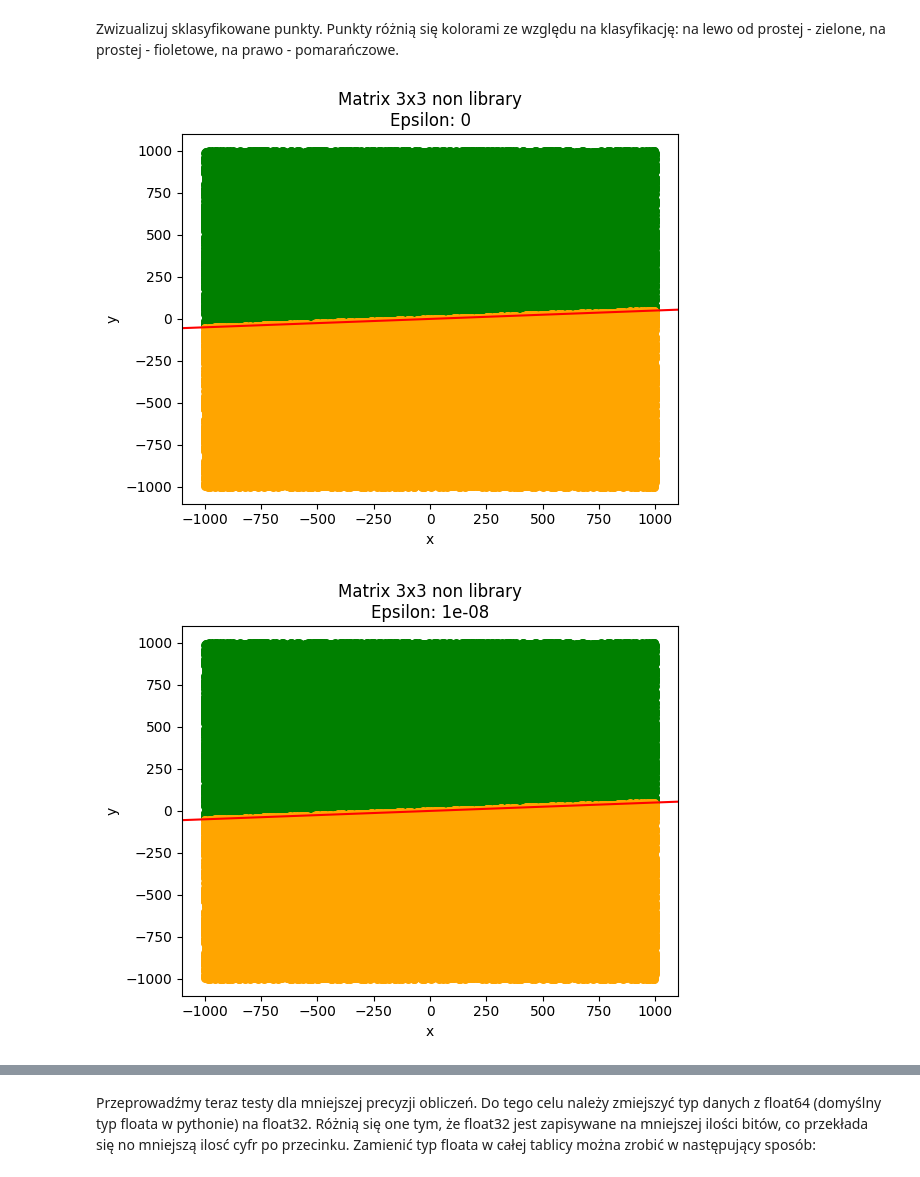
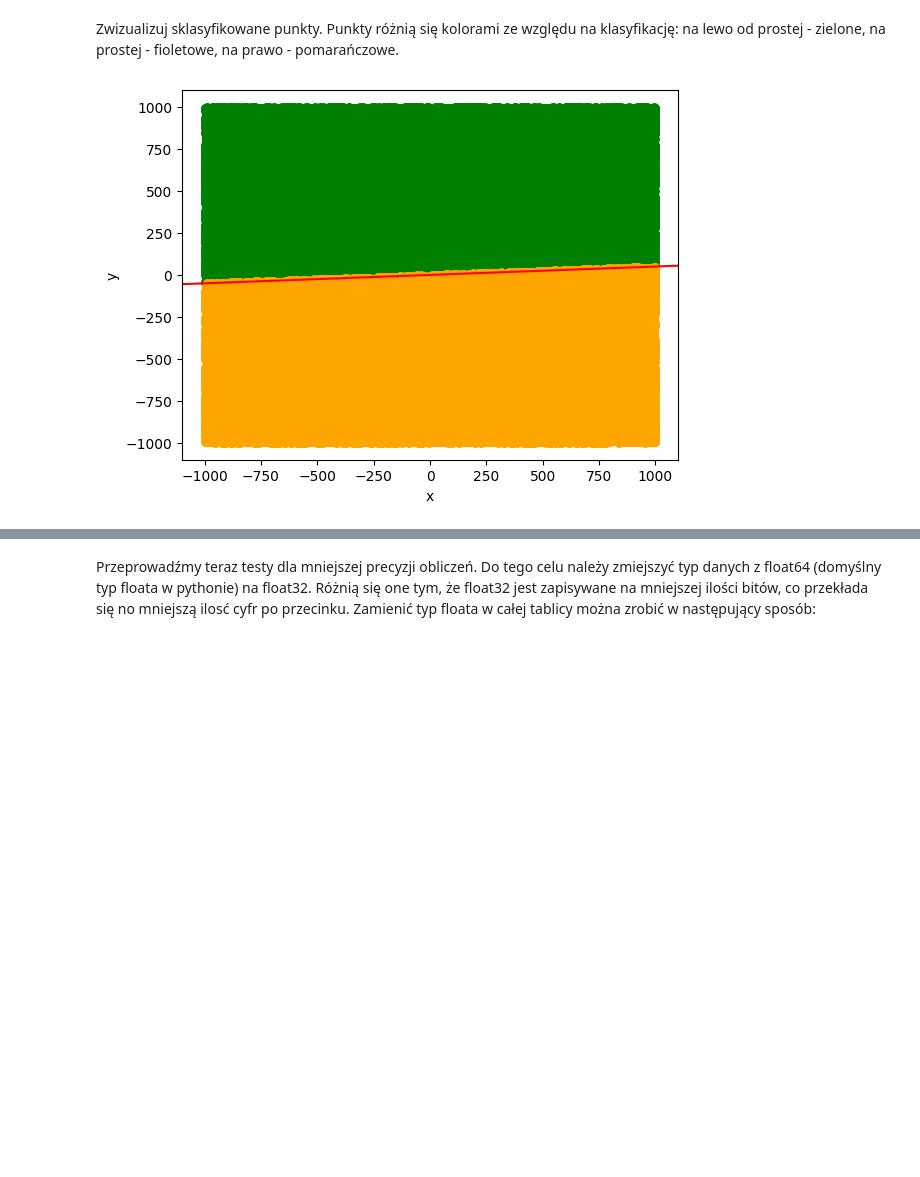
Before and after one commit to NCCMNT/Geometric-Algorithms, a Jupyter notebook: lab1/main.ipynb, the cells around one changed output, grey strips where cells are left out. Cells and saved outputs as stored; diff of their text form; code cells hidden in the pictures; blank space fills up the shorter version.

````diff
--- a/lab1/main.ipynb
+++ b/lab1/main.ipynb
@@ -321,25 +308,6 @@ Time: 0.001s
 <span style="color:red">Ćw.</span> Klasyfikacja punktów względem prostej - zaimplementuj funkcję ```categorize_points```, która skwalifukuje punkty względem prostej wyznacznonej przez wektor $\large \overrightarrow{ab}$ (prosta przechodząca przez punkty $\large a$ oraz $\large b$.
 # %%
 def categorize_points(points, a, b, mat_det_func, eps):
-    left_to_the_line, on_the_line, right_to_the_line = [], [], []
-    ax, _ay = a
-    bx, _by = b
-
-    for c in points:
-        det = mat_det_func(a,b,c)
-
-        if bx > ax:
-            if det > eps: left_to_the_line.append(c)
-            elif det < -eps: right_to_the_line.append(c)
-            else: on_the_line.append(c)
-        # elif bx < ax:
-        #     if det < -eps: left_to_the_line.append(c)
-        #     elif det > eps: right_to_the_line.append(c)
-        #     else: on_the_line.append(c)
-        # else:
-        #     return [],[],[]
-
-    return left_to_the_line, on_the_line, right_to_the_line
     """
     :param points: tablica punktów w postaci krotek współrzednych
     :param a: krotka współrzędnych oznaczająca początek odcinka
@@ -348,7 +316,16 @@ def categorize_points(points, a, b, mat_det_func, eps):
     :param eps: epsilon - jak blisko wyznacznik macierzy ma być blisko zera, aby uznać punkt za leżący na prostej
     :return: 3 tablice zawierające kolejno zbiory punktów: leżące na lewo od prostej, leżące na prostej, leżące na prawo od prostek
     """
-    raise Exception("Unimplemented")
+    left_to_the_line, on_the_line, right_to_the_line = [], [], []
+
+    for c in points:
+        det = mat_det_func(a,b,c)
+
+        if abs(det) <= eps: on_the_line.append(c)
+        elif det > 0: left_to_the_line.append(c)
+        else: right_to_the_line.append(c)
+
+    return left_to_the_line, on_the_line, right_to_the_line
 # %%
 a = (-1.0, 0.0)
 b = (1.0, 0.1)
@@ -360,7 +334,5 @@ functions = [mat_det_2x2, mat_det_2x2_lib, mat_det_3x3, mat_det_3x3_lib]
 # %%
-for eps in epsilon:
-    classified_points_a_left,classified_points_a_mid,classified_points_a_right = categorize_points(points_a, a, b, mat_det_3x3, eps)
-    draw_line(classified_points_a_left, classified_points_a_mid, classified_points_a_right,title=f"Matrix 3x3 non library\nEpsilon: {eps}")
+classified_points_a_left,classified_points_a_mid,classified_points_a_right = categorize_points(points_a, a, b, mat_det_3x3, 10 ** -12)
+draw_line(classified_points_a_left, classified_points_a_mid, classified_points_a_right)
 # %% [output]
-[figure, old version]
+[figure, new version]
-[figure, removed]
````
Also changed, not shown: parts of 32 cells of this notebook, 4 other files.
